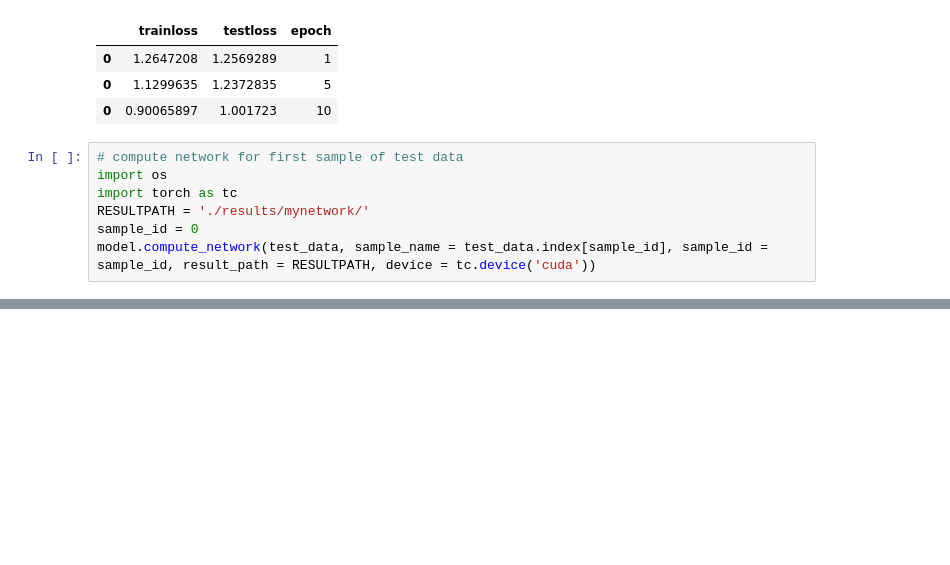
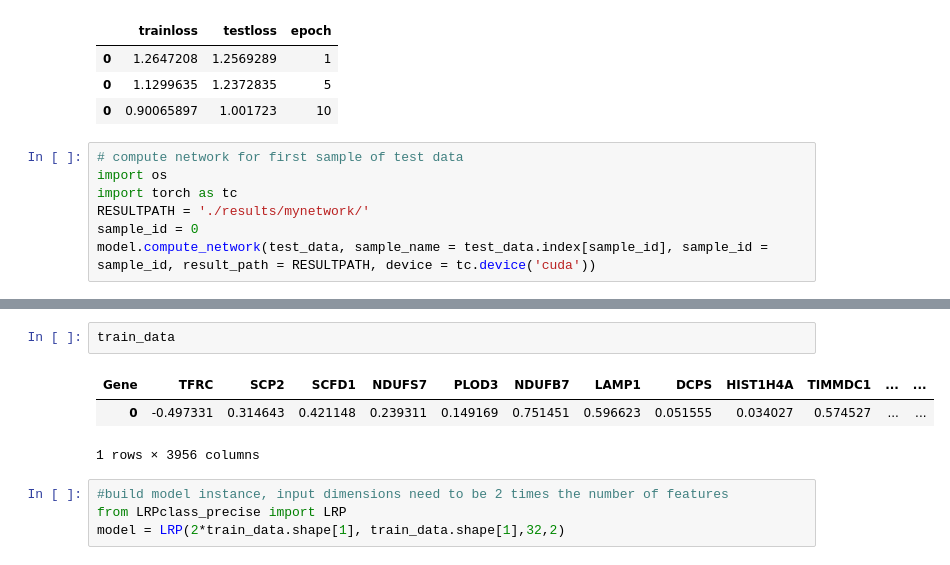
Before and after one commit to animesh/ProteinNetworkLRP, a Jupyter notebook: Working example.ipynb, the cells around one changed output, grey strips where cells are left out. Cells and saved outputs as stored; diff of their text form; blank space fills up the shorter version.

```diff
--- a/Working example.ipynb
+++ b/Working example.ipynb
@@ -96,0 +117,10 @@ NameError: name 'data_result' is not defined
+# %%
+train_data
+# %% [output]
+| Gene | TFRC | SCP2 | SCFD1 | NDUFS7 | PLOD3 | NDUFB7 | LAMP1 | DCPS | HIST1H4A | TIMMDC1 | ... | ... |
+| 0 | -0.497331 | 0.314643 | 0.421148 | 0.239311 | 0.149169 | 0.751451 | 0.596623 | 0.051555 | 0.034027 | 0.574527 | ... | ... |
+1 rows × 3956 columns
+# %%
+#build model instance, input dimensions need to be 2 times the number of features
+from LRPclass_precise import LRP
+model = LRP(2*train_data.shape[1], train_data.shape[1],32,2)
```
Also changed, not shown: parts of 23 cells of this notebook.
